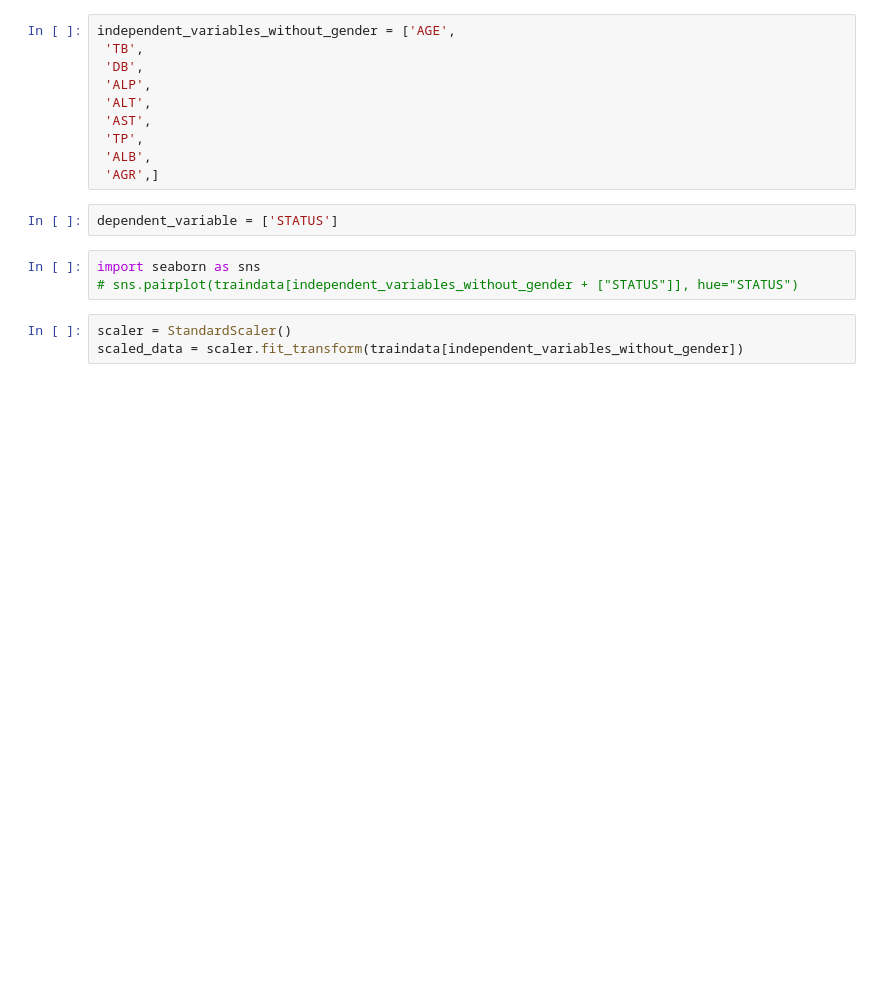
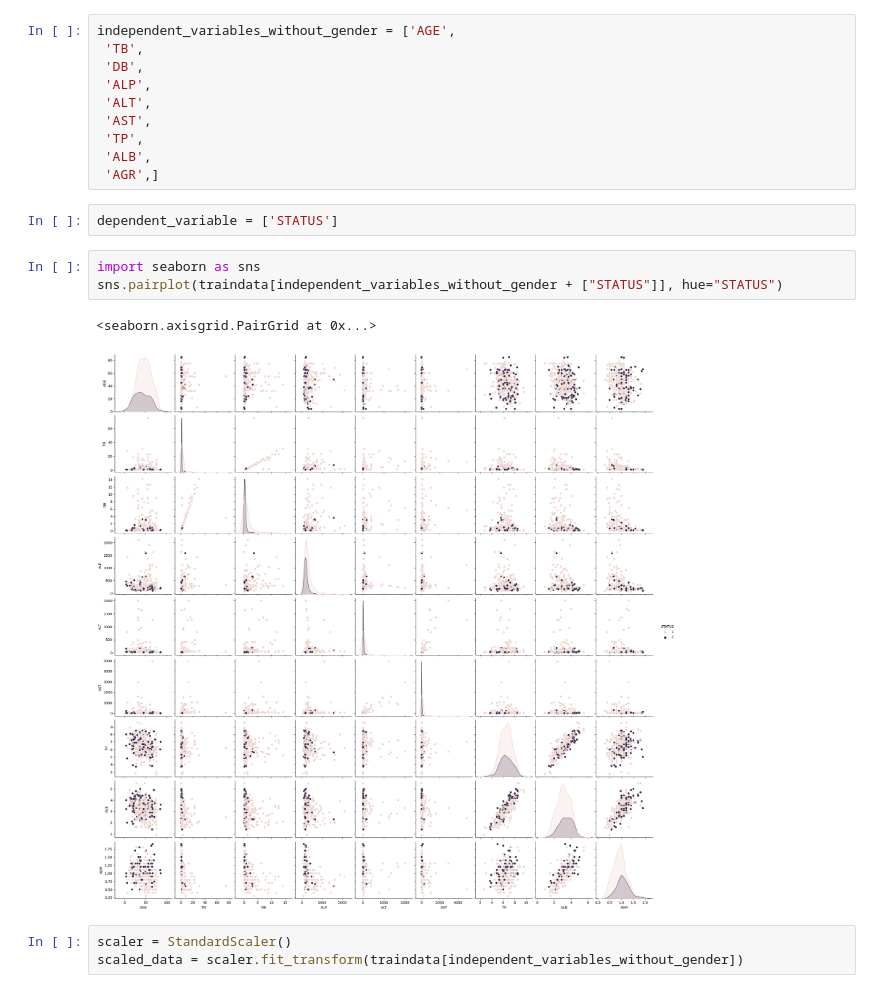
Before and after one commit to BhanuKedhar09/Liver-Disease-Prediction, a Jupyter notebook: liverData.ipynb, the cells around one changed output. Drawn from its saved outputs; the diff is of its cells as text; blank space fills up the shorter version.

```diff
--- a/liverData.ipynb
+++ b/liverData.ipynb
@@ -44,7 +44,10 @@ independent_variables_without_gender = ['AGE',
 dependent_variable = ['STATUS']
 # %%
 import seaborn as sns
-# sns.pairplot(traindata[independent_variables_without_gender + ["STATUS"]], hue="STATUS")
+sns.pairplot(traindata[independent_variables_without_gender + ["STATUS"]], hue="STATUS")
+# %% [output]
+<seaborn.axisgrid.PairGrid at 0x...>
+[figure, added]
 # %%
 scaler = StandardScaler()
 scaled_data = scaler.fit_transform(traindata[independent_variables_without_gender])
```
Also changed, not shown: parts of 28 cells of this notebook.
